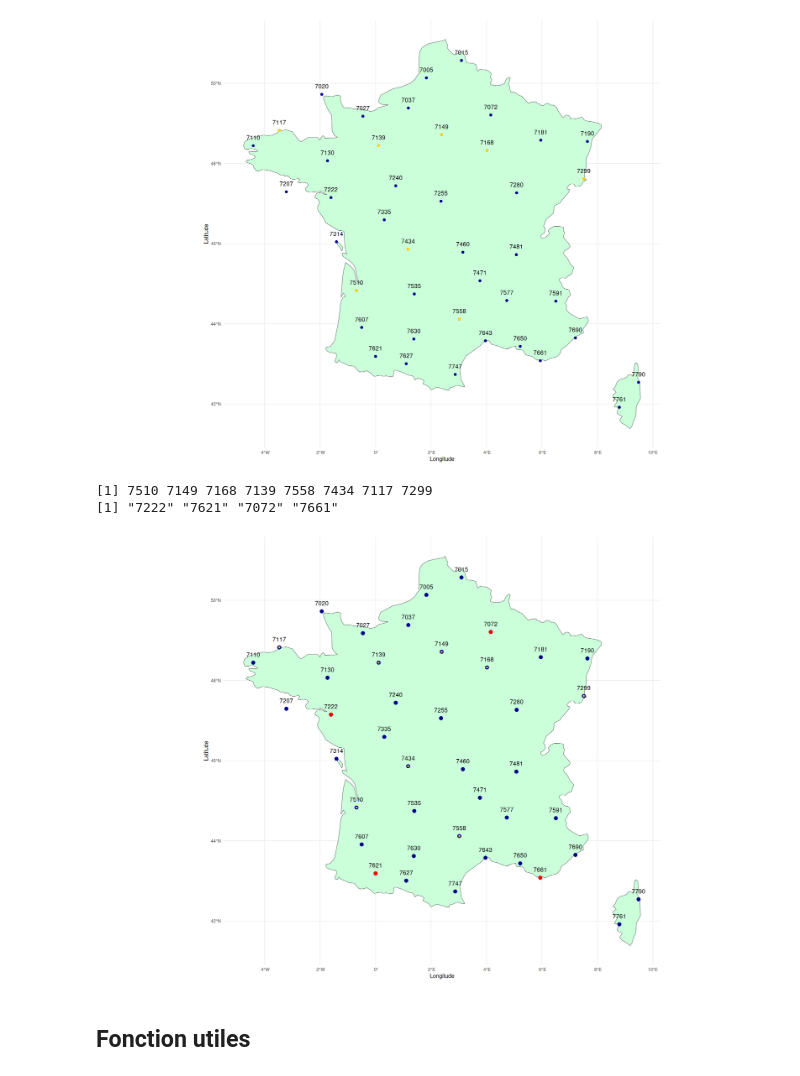
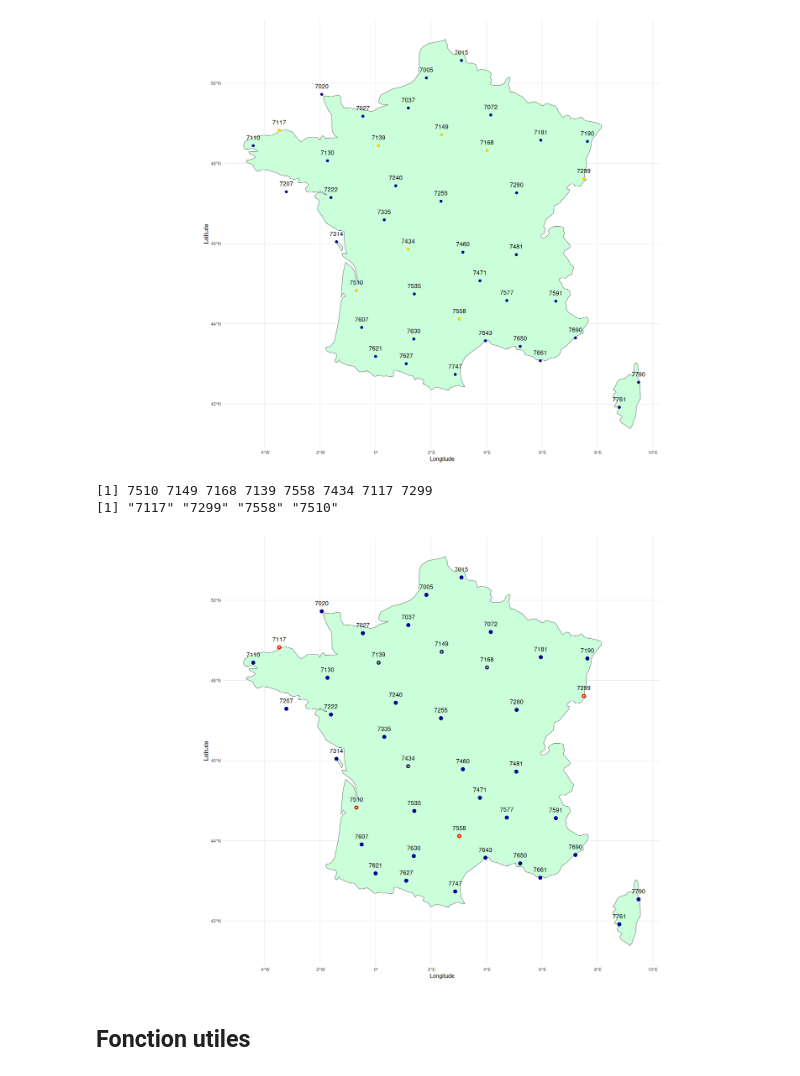
Before and after one commit to thomasdepic/SDD-BE-meteo, a Jupyter notebook: questions/1_presentation_donnees.ipynb, the cells around one changed output. Cells and saved outputs as stored; diff of their text form; code cells hidden in the pictures.

Commit message:
mini nettoyage de code et des stations d'exemples

```diff
--- a/questions/1_presentation_donnees.ipynb
+++ b/questions/1_presentation_donnees.ipynb
@@ -268,34 +283,40 @@ ggplot() +
 [figure]
 # %%
 # sélectionne 4 stations à afficher sur les graphes
-chosen_stations = c("7222", "7621", "7072", "7661")
+chosen_stations = c("7117", "7299", "7558", "7510")
+for(station in chosen_stations){
+  if(!(station %in% stations_in_file)){
+    msg = glue("station {station} not in file ! replace it in the definition of chosen_station.")
+    print(msg)
+  }
+}
 print(stations_in_file)
 print(chosen_stations)
 
 # en bleu, les stations présentes dans le fichier de listing des stations.
 # en jaune, les stations présentes dans le fichier.
 # en rouge, une les stations SÉLECTIONNÉES
 
 ggplot() +
   geom_sf(data = worldmap[worldmap$name == 'France',], color = "black", fill = "#CAFFDA") +
   geom_point(data = stations_df[stations_df$Longitude > -10 & stations_df$Longitude < 10, ],
             aes(x = Longitude, y = Latitude),
             color = "darkblue", size = 3) +
   geom_point(data = stations_df[stations_df$Longitude > -10 & stations_df$Longitude < 10 & stations_df$ID.OMM.station %in% chosen_stations, ],
             aes(x = Longitude, y = Latitude),
             color = "red", size = 3) +
   geom_point(data = stations_df[stations_df$Longitude > -10 & stations_df$Longitude < 10 & stations_df$ID.OMM.station %in% stations_in_file, ],
             aes(x = Longitude, y = Latitude),
             color = "gold", size = 1) +
   coord_sf() +
   geom_text(data = stations_df[stations_df$Longitude > -10 & stations_df$Longitude < 10, ],
               aes(x = Longitude, y = Latitude, label = ID.OMM.station),
               size = 4, color = "black", nudge_y = 0.2) +
   theme_minimal()
 # %% [output]
 [1] 7510 7149 7168 7139 7558 7434 7117 7299
-[1] "7222" "7621" "7072" "7661"
+[1] "7117" "7299" "7558" "7510"
-[figure, old version]
+[figure, new version]
 # %% [markdown]
 ## Fonction utiles
 # %%
```
Also changed, not shown: parts of 6 cells of this notebook.
